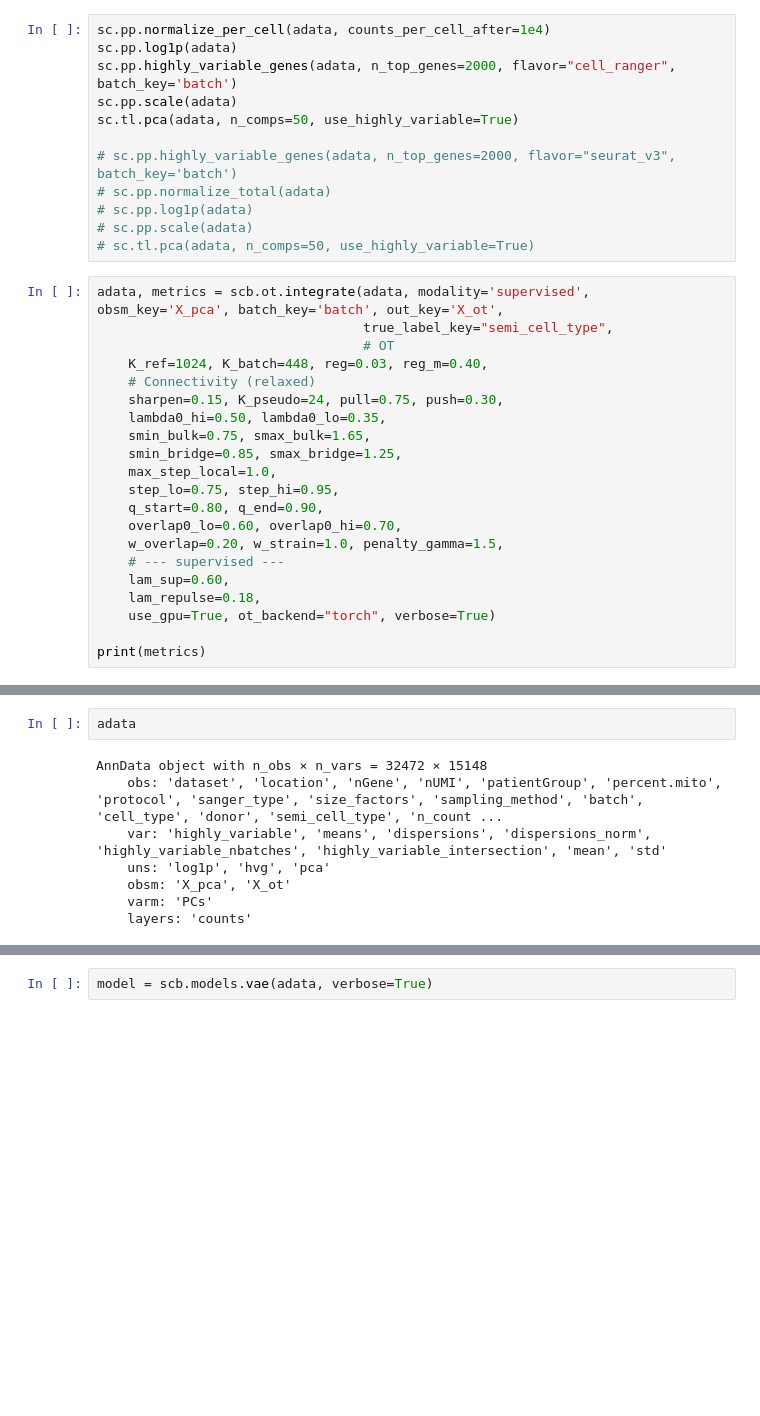
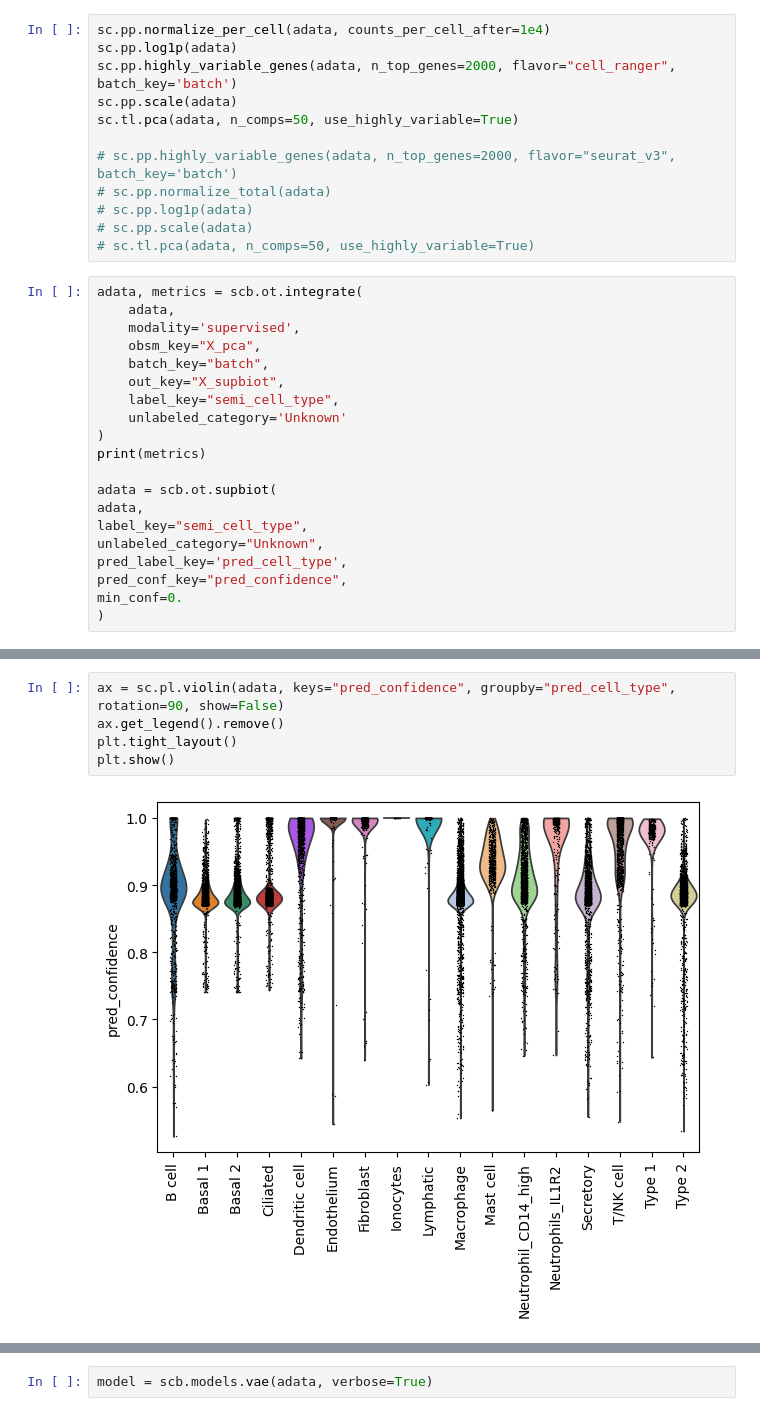
Before and after one commit to haihuilab/scbiot, a Jupyter notebook: examples/supervised_lung_benchmarking.ipynb, the cells around one changed output, grey strips where cells are left out. Drawn from its saved outputs; the diff is of its cells as text; blank space fills up the shorter version.

```diff
--- a/examples/supervised_lung_benchmarking.ipynb
+++ b/examples/supervised_lung_benchmarking.ipynb
@@ -171,24 +173,23 @@ sc.tl.pca(adata, n_comps=50, use_highly_variable=True)
 # sc.pp.scale(adata)
 # sc.tl.pca(adata, n_comps=50, use_highly_variable=True)
 # %%
-adata, metrics = scb.ot.integrate(adata, modality='supervised', obsm_key='X_pca', batch_key='batch', out_key='X_ot',
-                                  true_label_key="semi_cell_type",
-                                  # OT
-    K_ref=1024, K_batch=448, reg=0.03, reg_m=0.40,
-    # Connectivity (relaxed)
-    sharpen=0.15, K_pseudo=24, pull=0.75, push=0.30,
-    lambda0_hi=0.50, lambda0_lo=0.35,
-    smin_bulk=0.75, smax_bulk=1.65,
-    smin_bridge=0.85, smax_bridge=1.25,
-    max_step_local=1.0,
-    step_lo=0.75, step_hi=0.95,
-    q_start=0.80, q_end=0.90,
-    overlap0_lo=0.60, overlap0_hi=0.70,
-    w_overlap=0.20, w_strain=1.0, penalty_gamma=1.5,
-    # --- supervised ---
-    lam_sup=0.60,
-    lam_repulse=0.18,
-    use_gpu=True, ot_backend="torch", verbose=True)
+adata, metrics = scb.ot.integrate(
+    adata,
+    modality='supervised',
+    obsm_key="X_pca",
+    batch_key="batch",
+    out_key="X_supbiot",
+    label_key="semi_cell_type",
+    unlabeled_category='Unknown'
+)
+print(metrics)
 
-print(metrics)
+adata = scb.ot.supbiot(
+adata,
+label_key="semi_cell_type",
+unlabeled_category="Unknown",
+pred_label_key='pred_cell_type',
+pred_conf_key="pred_confidence",
+min_conf=0.
+)
 # %% [output]
@@ -206,10 +212,7 @@ print(metrics)
 # %%
-adata
+ax = sc.pl.violin(adata, keys="pred_confidence", groupby="pred_cell_type", rotation=90, show=False)
+ax.get_legend().remove()
+plt.tight_layout()
+plt.show()
 # %% [output]
-AnnData object with n_obs × n_vars = 32472 × 15148
-    obs: 'dataset', 'location', 'nGene', 'nUMI', 'patientGroup', 'percent.mito', 'protocol', 'sanger_type', 'size_factors', 'sampling_method', 'batch', 'cell_type', 'donor', 'semi_cell_type', 'n_count ...
-    var: 'highly_variable', 'means', 'dispersions', 'dispersions_norm', 'highly_variable_nbatches', 'highly_variable_intersection', 'mean', 'std'
-    uns: 'log1p', 'hvg', 'pca'
-    obsm: 'X_pca', 'X_ot'
-    varm: 'PCs'
-    layers: 'counts'
+[figure, added]
```
Also changed, not shown: parts of 16 cells of this notebook, 42 other files.
